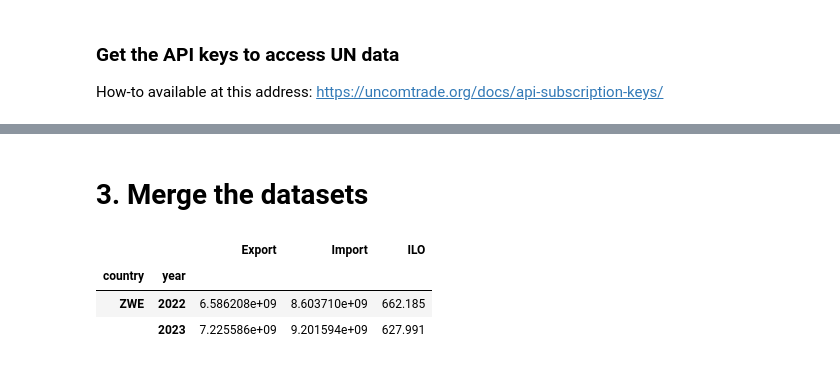
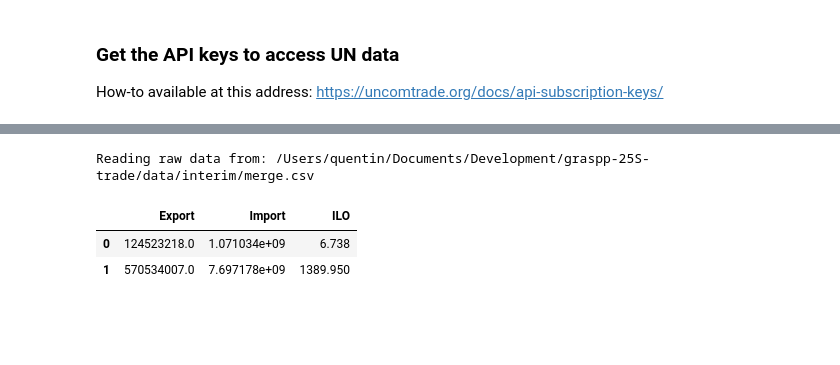
Before and after one commit to Graspp-25-Spring/graspp-25S-trade, a Jupyter notebook: notebooks/milestone_1.ipynb, the cells around one changed output, grey strips where cells are left out. Saved outputs shown, nothing was run; the diff lists cells and outputs as text; code cells hidden in the pictures; blank space fills up the shorter version.

```diff
--- a/notebooks/milestone_1.ipynb
+++ b/notebooks/milestone_1.ipynb
@@ -126,17 +36,10 @@ memory usage: 107.6+ KB
-# %% [markdown]
-# 3. Merge the datasets
-# %%
-df_merge = pd.merge(
-    df_trade_clean,
-    df_ilo_clean,
-    right_index = True,
-    left_index = True,
-    how = 'inner'
-)
-df_merge.tail(2)
-# %% [output]
-|  |  | Export | Import | ILO |
-| country | year |  |  |  |
-| ZWE | 2022 | 6.586208e+09 | 8.603710e+09 | 662.185 |
-|  | 2023 | 7.225586e+09 | 9.201594e+09 | 627.991 |
+# %%
+importer = DataImporter(api_key=UN_API_KEY)
+df = importer.get_merged_data()
+df.head(2)
+# %% [output]
+Reading raw data from: /Users/quentin/Documents/Development/graspp-25S-trade/data/interim/merge.csv
+|  | Export | Import | ILO |
+| 0 | 124523218.0 | 1.071034e+09 | 6.738 |
+| 1 | 570534007.0 | 7.697178e+09 | 1389.950 |
 # %% [markdown]
```
Also changed, not shown: parts of 23 cells of this notebook, 4 other files.
